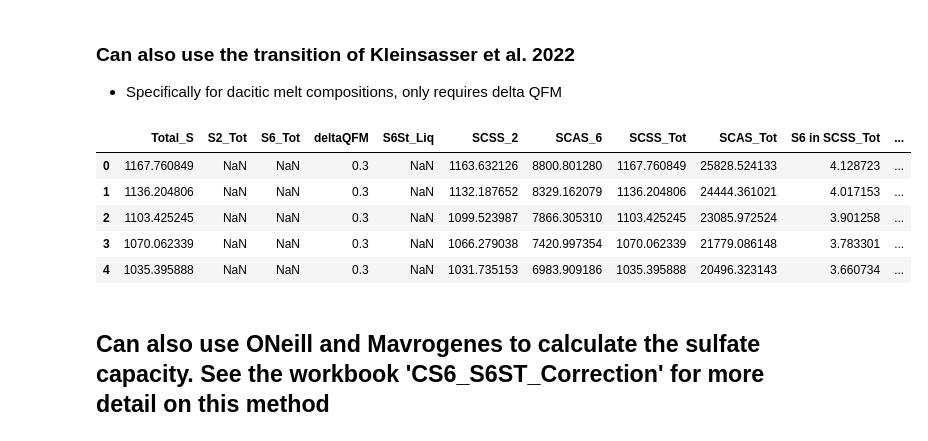
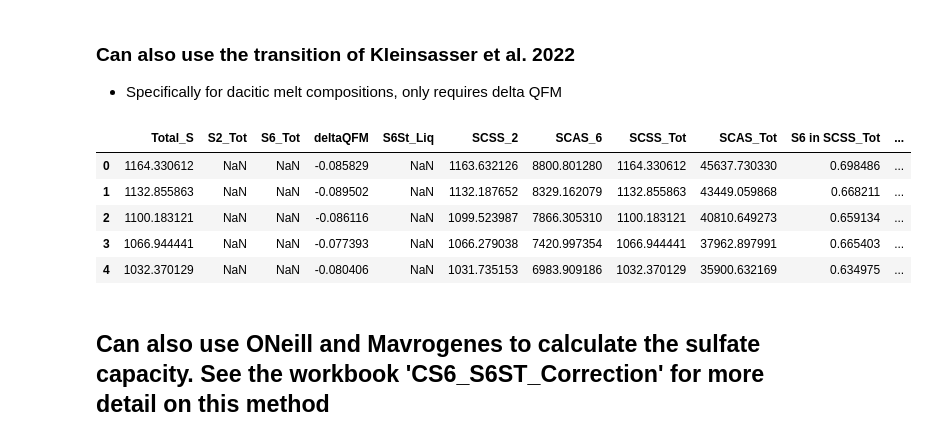
Before and after one commit to PennyWieser/PySulfSat, a Jupyter notebook: docs/Examples/S6_S2_Corrections/S6_S2_Corrections_Nash_Jugo_Kleinsasser.ipynb, the cells around one changed output. Cells and saved outputs as stored; diff of their text form; code cells hidden in the pictures.

```diff
--- a/docs/Examples/S6_S2_Corrections/S6_S2_Corrections_Nash_Jugo_Kleinsasser.ipynb
+++ b/docs/Examples/S6_S2_Corrections/S6_S2_Corrections_Nash_Jugo_Kleinsasser.ipynb
@@ -197,16 +196,16 @@ df_ST_FixedS6.head()
 # %%
 df_ST_Klein=ss.calculate_S_Total_SCSS_SCAS(
     SCSS=Smythe_FixedSulf['SCSS_ideal_ppm_Smythe2017'],
-    T_K=df_out['T_K'], deltaQFM=0.3,
+    T_K=df_out['T_K'], deltaQFM=Buffer_calc['deltaQFM_Frost1991'],
     SCAS=ZT22_SCAS['SCAS6_ppm'], model='Kleinsasser')
 df_ST_Klein.head()
 # %% [output]
 |  | Total_S | S2_Tot | S6_Tot | deltaQFM | S6St_Liq | SCSS_2 | SCAS_6 | SCSS_Tot | SCAS_Tot | S6 in SCSS_Tot | ... |
-| 0 | 1167.760849 | NaN | NaN | 0.3 | NaN | 1163.632126 | 8800.801280 | 1167.760849 | 25828.524133 | 4.128723 | ... |
-| 1 | 1136.204806 | NaN | NaN | 0.3 | NaN | 1132.187652 | 8329.162079 | 1136.204806 | 24444.361021 | 4.017153 | ... |
-| 2 | 1103.425245 | NaN | NaN | 0.3 | NaN | 1099.523987 | 7866.305310 | 1103.425245 | 23085.972524 | 3.901258 | ... |
-| 3 | 1070.062339 | NaN | NaN | 0.3 | NaN | 1066.279038 | 7420.997354 | 1070.062339 | 21779.086148 | 3.783301 | ... |
-| 4 | 1035.395888 | NaN | NaN | 0.3 | NaN | 1031.735153 | 6983.909186 | 1035.395888 | 20496.323143 | 3.660734 | ... |
+| 0 | 1164.330612 | NaN | NaN | -0.085829 | NaN | 1163.632126 | 8800.801280 | 1164.330612 | 45637.730330 | 0.698486 | ... |
+| 1 | 1132.855863 | NaN | NaN | -0.089502 | NaN | 1132.187652 | 8329.162079 | 1132.855863 | 43449.059868 | 0.668211 | ... |
+| 2 | 1100.183121 | NaN | NaN | -0.086116 | NaN | 1099.523987 | 7866.305310 | 1100.183121 | 40810.649273 | 0.659134 | ... |
+| 3 | 1066.944441 | NaN | NaN | -0.077393 | NaN | 1066.279038 | 7420.997354 | 1066.944441 | 37962.897991 | 0.665403 | ... |
+| 4 | 1032.370129 | NaN | NaN | -0.080406 | NaN | 1031.735153 | 6983.909186 | 1032.370129 | 35900.632169 | 0.634975 | ... |
 # %% [markdown]
 ## Can also use ONeill and Mavrogenes to calculate the sulfate capacity. See the workbook 'CS6_S6ST_Correction' for more detail on this method
 # %%
```
Also changed, not shown: parts of 2 cells of this notebook.
